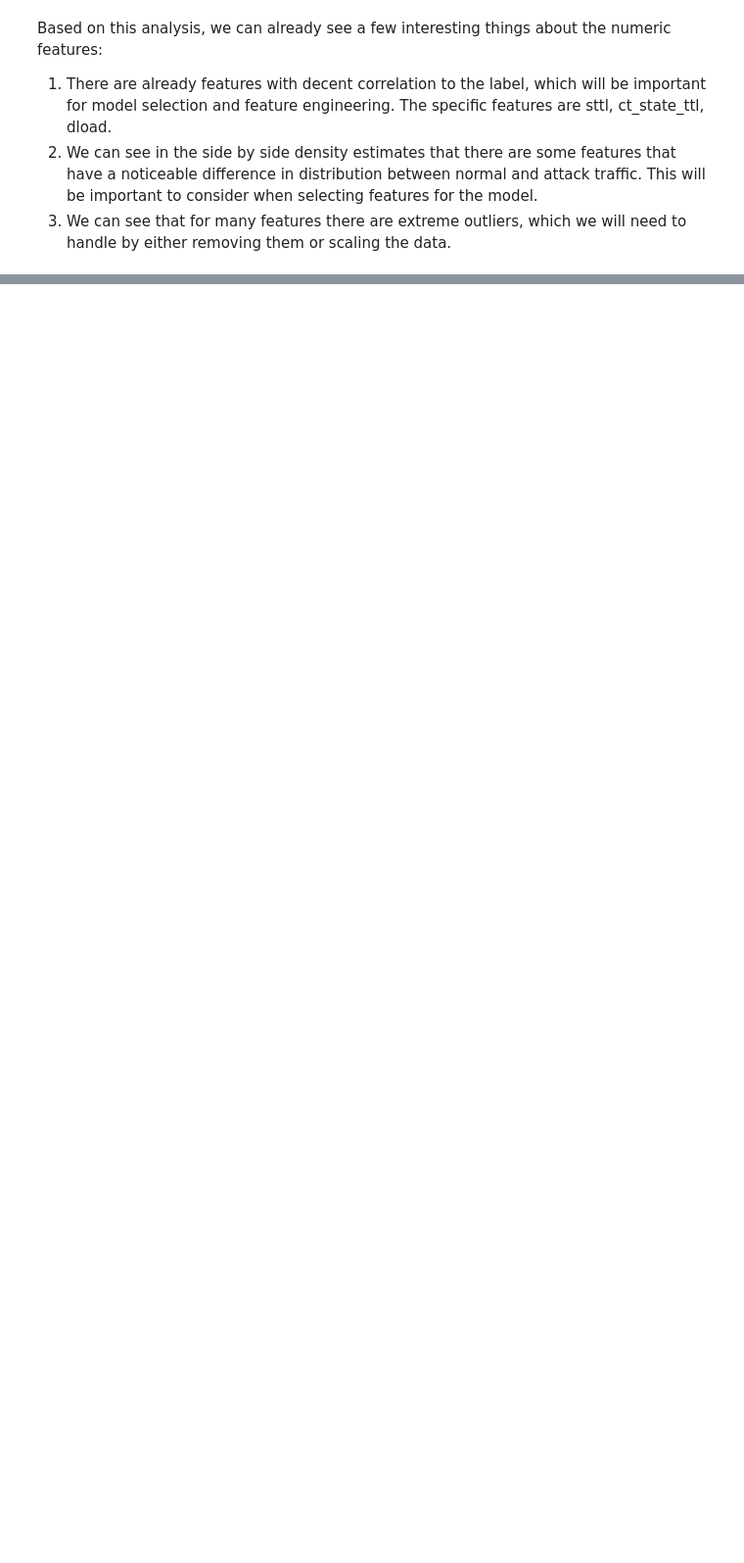
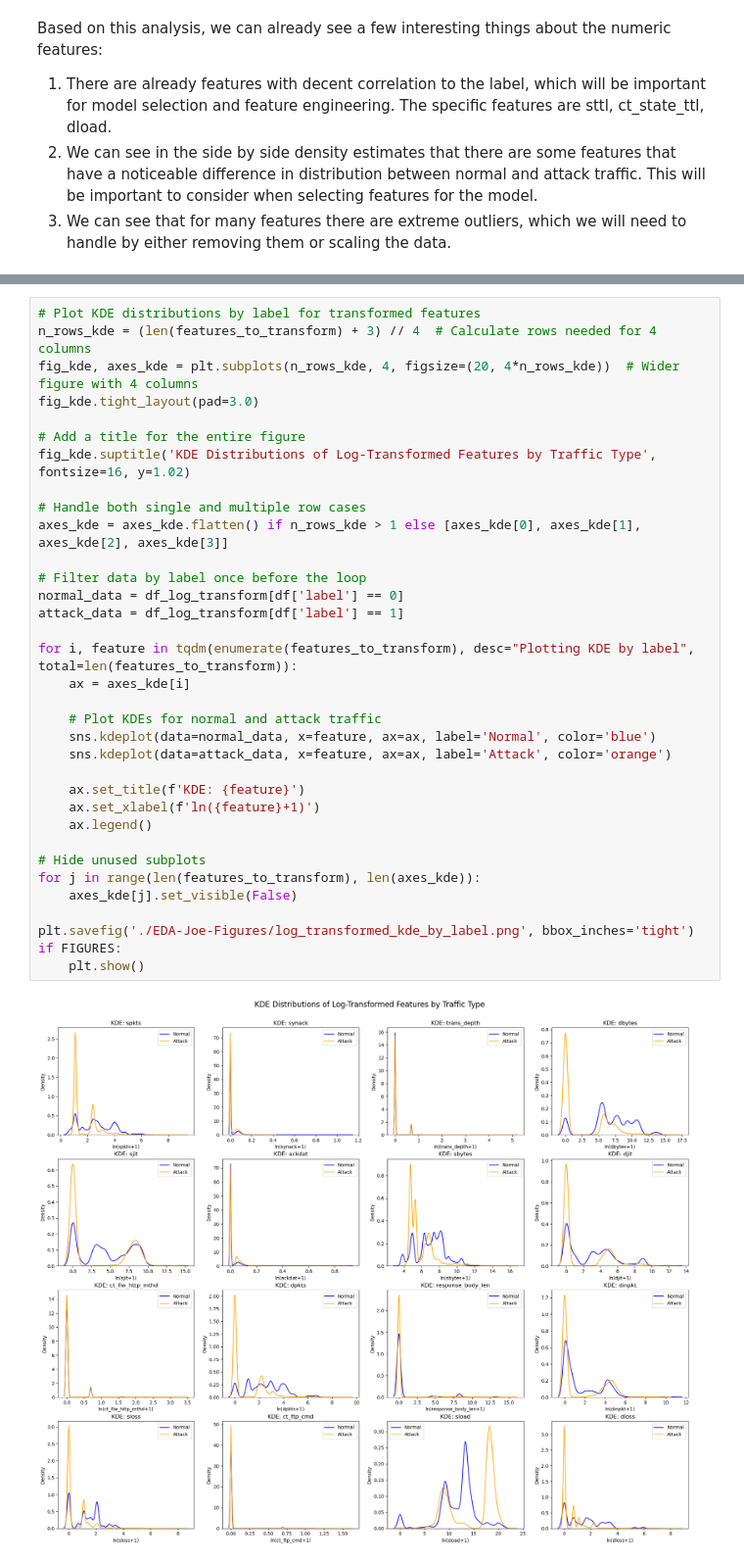
Before and after one commit to joe-broder15/ML-Intrusion-Detection, a Jupyter notebook: notebooks/EDA-Joe.ipynb, the cells around one changed output, grey strips where cells are left out. Shown at 98% size. Drawn from its saved outputs; the diff is of its cells as text; blank space fills up the shorter version.

```diff
--- a/notebooks/EDA-Joe.ipynb
+++ b/notebooks/EDA-Joe.ipynb
@@ -234,0 +370,36 @@ Based on this analysis, we can already see a few interesting things about the nu
+# %%
+# Plot KDE distributions by label for transformed features
+n_rows_kde = (len(features_to_transform) + 3) // 4  # Calculate rows needed for 4 columns
+fig_kde, axes_kde = plt.subplots(n_rows_kde, 4, figsize=(20, 4*n_rows_kde))  # Wider figure with 4 columns
+fig_kde.tight_layout(pad=3.0)
+
+# Add a title for the entire figure
+fig_kde.suptitle('KDE Distributions of Log-Transformed Features by Traffic Type', fontsize=16, y=1.02)
+
+# Handle both single and multiple row cases
+axes_kde = axes_kde.flatten() if n_rows_kde > 1 else [axes_kde[0], axes_kde[1], axes_kde[2], axes_kde[3]]
+
+# Filter data by label once before the loop
+normal_data = df_log_transform[df['label'] == 0]
+attack_data = df_log_transform[df['label'] == 1]
+
+for i, feature in tqdm(enumerate(features_to_transform), desc="Plotting KDE by label", total=len(features_to_transform)):
+    ax = axes_kde[i]
+
+    # Plot KDEs for normal and attack traffic
+    sns.kdeplot(data=normal_data, x=feature, ax=ax, label='Normal', color='blue')
+    sns.kdeplot(data=attack_data, x=feature, ax=ax, label='Attack', color='orange')
+
+    ax.set_title(f'KDE: {feature}')
+    ax.set_xlabel(f'ln({feature}+1)')
+    ax.legend()
+
+# Hide unused subplots
+for j in range(len(features_to_transform), len(axes_kde)):
+    axes_kde[j].set_visible(False)
+
+plt.savefig('./EDA-Joe-Figures/log_transformed_kde_by_label.png', bbox_inches='tight')
+if FIGURES:
+    plt.show()
+# %% [output]
+[figure, added]
```
Also changed, not shown: parts of 16 cells of this notebook, 1 other file.
